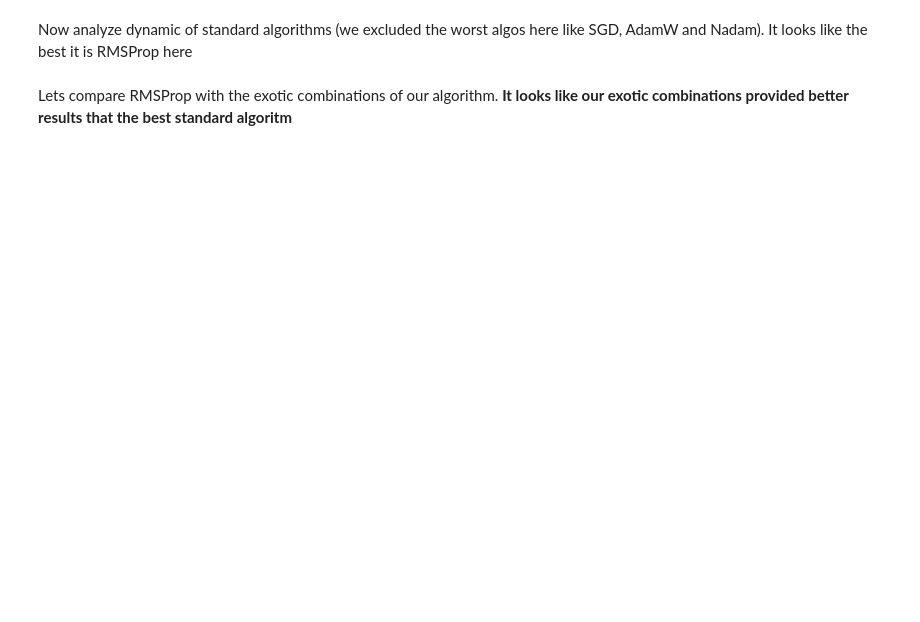
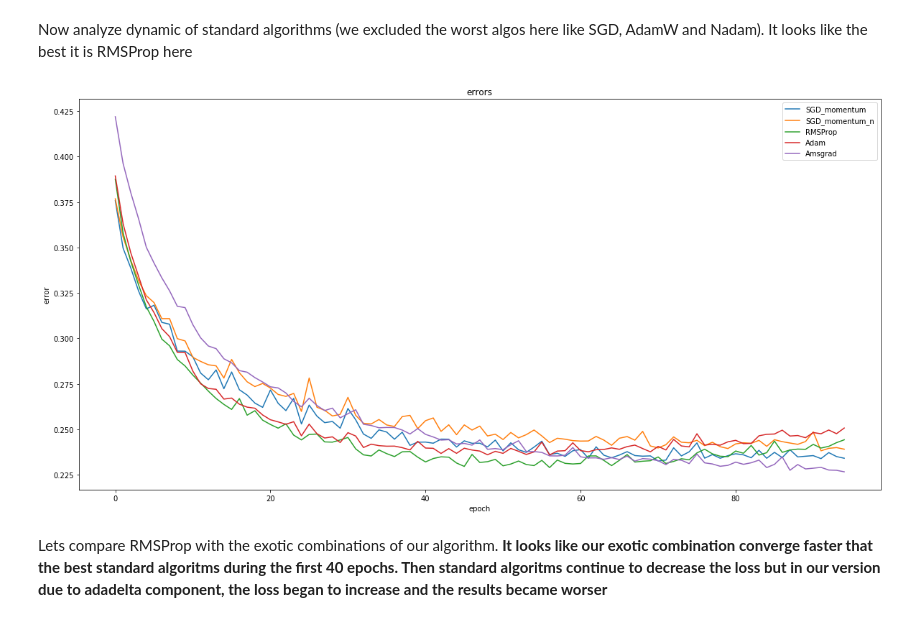
Before and after one commit to kvr777/uoptim, a Jupyter notebook: testing/experiments.ipynb, the cells around one changed output. Cells and saved outputs as stored; diff of their text form; code cells hidden in the pictures; blank space fills up the shorter version.

```diff
--- a/testing/experiments.ipynb
+++ b/testing/experiments.ipynb
@@ -320,12 +335,14 @@ plot_graphs(test_log, 'accuracy', fs = (20, 10))
 Now analyze dynamic of standard algorithms (we excluded the worst algos here like SGD, AdamW and Nadam). It looks like the best it is RMSProp here
 # %%
 new_test_log = {}
-for i in ['SGD_momentum', 'SGD_momentum_n', 'RMSProp', 'Adadelta', 'Adam', 'Amsgrad']:
+for i in ['SGD_momentum', 'SGD_momentum_n', 'RMSProp', 'Adam', 'Amsgrad']:
     for k, v in test_log.items():
         if  k==i:
-            new_test_log[k] = v[1:]
+            new_test_log[k] = v[5:]
 plot_graphs(new_test_log, 'loss', fs = (20, 10))
+# %% [output]
+[figure, added]
 # %% [markdown]
-Lets compare RMSProp with the exotic combinations of our algorithm. **It looks like our exotic combinations provided better results that the best standard algoritm**
+Lets compare RMSProp with the exotic combinations of our algorithm. **It looks like our exotic combination converge faster that the best standard algoritms during the first 40 epochs. Then standard algoritms continue to decrease the loss but in our version due to adadelta component, the loss began to increase and the results became worser**
 # %%
 new_test_log = {}
```
Also changed, not shown: parts of 5 cells of this notebook, 1 other file.
